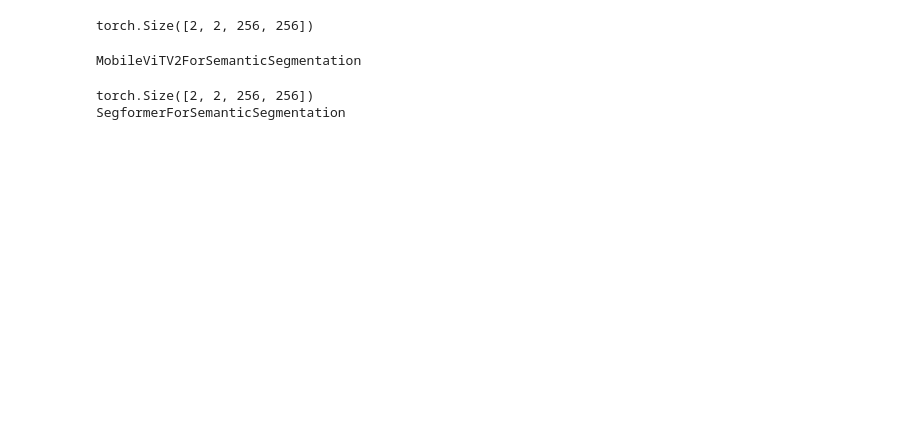
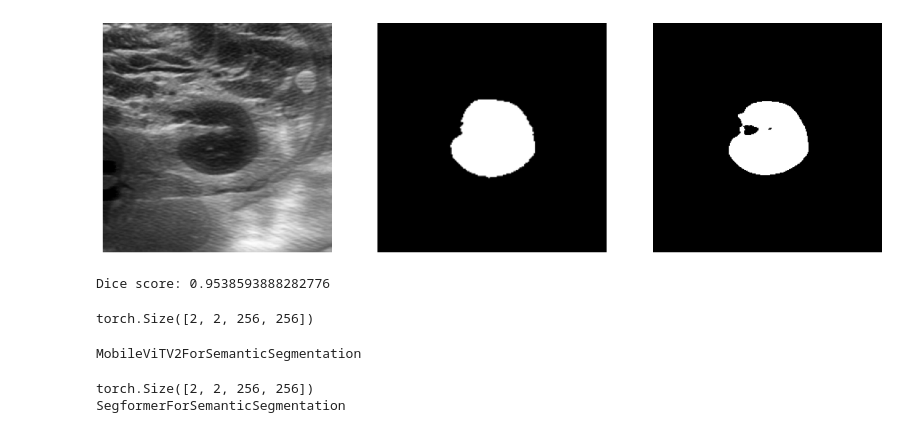
Before and after one commit to rihat99/ultrasonic_mobile_segmentation, a Jupyter notebook: test.ipynb, the cells around one changed output. Cells and saved outputs as stored; diff of their text form; code cells hidden in the pictures; blank space fills up the shorter version.

```diff
--- a/test.ipynb
+++ b/test.ipynb
@@ -110,3 +29,76 @@ Dice score: 0.9557726383209229
+# %%
+transforms_test = v2.Compose([
+    v2.ToImage(),
+    v2.ToDtype(torch.float32),
+    v2.Resize((IMAGE_SIZE, IMAGE_SIZE), antialias=True),
+])
+
+dataset_test = UltrasonicDataset("datasets/CT2US/test", transforms_test)
+
+index = np.random.randint(len(dataset_test))
+
+img, mask = dataset_test[index]
+
+plt.figure(figsize=(15, 5))
+plt.subplot(1, 3, 1)
+plt.imshow(img[0], cmap="gray")
+plt.axis("off")
+
+plt.subplot(1, 3, 2)
+plt.imshow(mask[0], cmap="gray")
+plt.axis("off")
+
+
+with torch.no_grad():
+    model.eval()
+    img_tensor = img.unsqueeze(0).to(DEVICE)
+    pred = model(img_tensor)
+    if model._get_name() == "LRASPP":
+        pred = pred["out"]
+
+    if model._get_name() == "MobileViTV2ForSemanticSegmentation" or\
+        model._get_name() == "SegformerForSemanticSegmentation":
+        pred = pred[0]
+        pred = torch.nn.functional.interpolate(pred, size=(256, 256), mode='bilinear', align_corners=False)
+    # pred = torch.sigmoid(pred)
+    pred = pred
+
+
+pred_mask = pred.squeeze(0)[1].cpu().numpy()
+pred_mask = pred_mask > 0.5
+
+plt.subplot(1, 3, 3)
+plt.imshow(pred_mask, cmap="gray")
+plt.axis("off")
+plt.show()
+
+
+target = torch.tensor(mask / 255).unsqueeze(0).unsqueeze(0).float().to(DEVICE)
+
+from monai.metrics import DiceMetric
+from monai.transforms import Compose, AsDiscrete
+from monai.data import decollate_batch
+
+
+post_label = Compose([AsDiscrete(to_onehot=2)])
+post_pred = Compose([AsDiscrete(argmax=True, to_onehot=2)])
+dice_acc = DiceMetric(include_background=True, get_not_nans=True)
+
+
+val_labels_list = decollate_batch(target)
+val_labels_convert = [post_label(val_label_tensor) for val_label_tensor in val_labels_list]
+
+val_outputs_list = decollate_batch(pred)
+val_output_convert = [post_pred(val_pred_tensor) for val_pred_tensor in val_outputs_list]
+
+dice_acc(y_pred=val_output_convert, y=val_labels_convert)
+
+dice = dice_acc.aggregate()[0].cpu().numpy()[0]
+
+print(f"Dice score: {dice}")
+# %% [output]
+[figure, added]
+Dice score: 0.9538593888282776
 # %%
 import torch
 from transformers import MobileViTV2ForSemanticSegmentation, MobileViTV2Config
```
Also changed, not shown: parts of 7 cells of this notebook, 9 other files.
